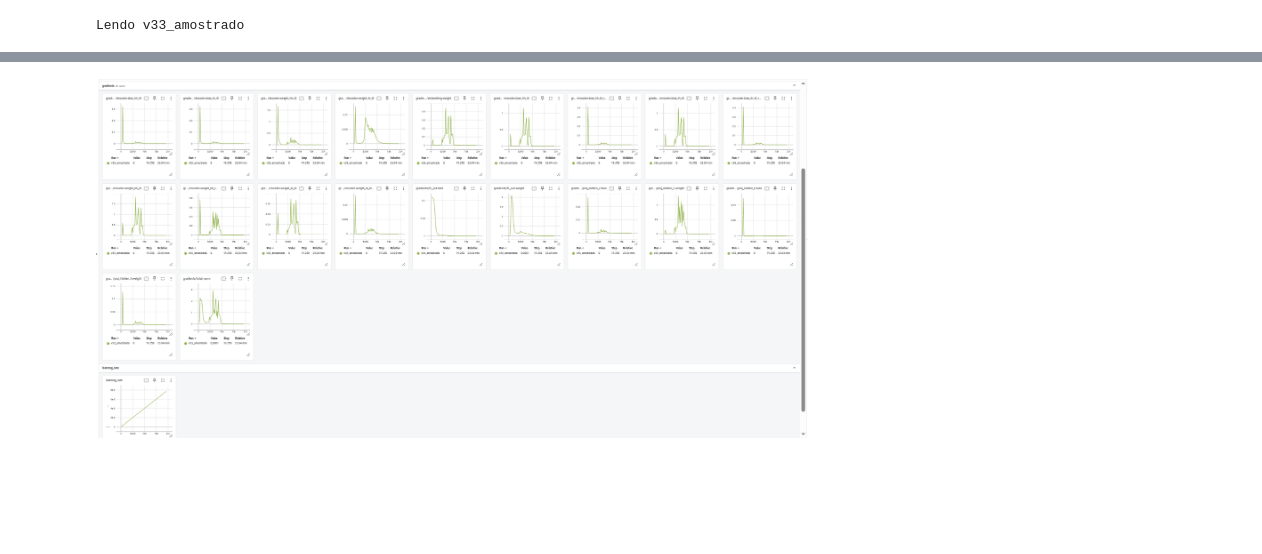
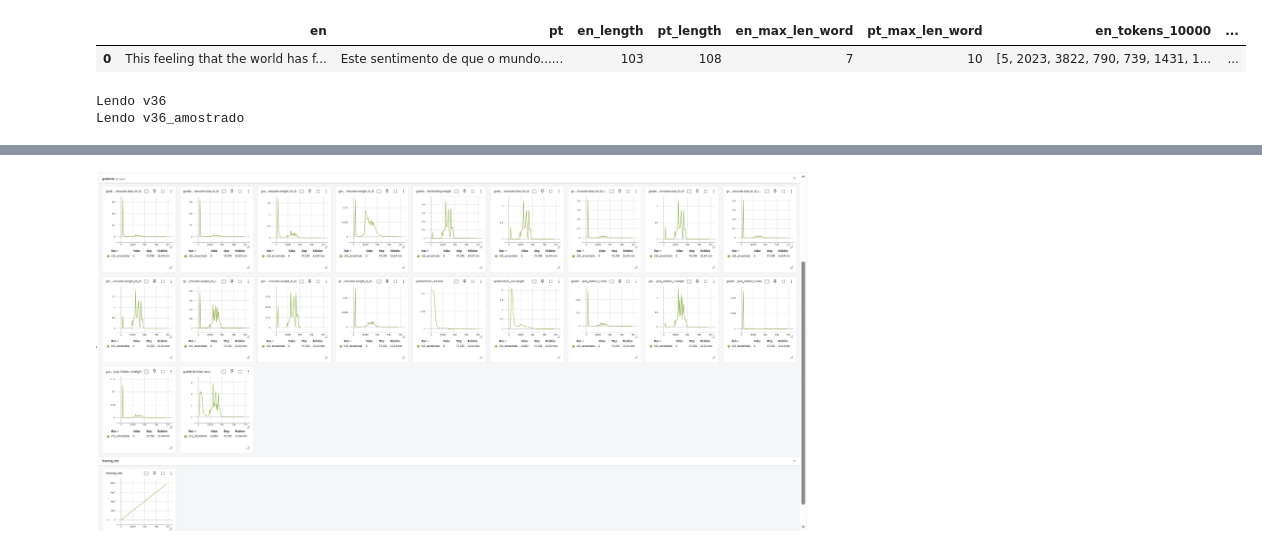
Before and after one commit to vicent-h/traducao-rede-neural, a Jupyter notebook: translating_teste.ipynb, the cells around one changed output, grey strips where cells are left out. Cells and saved outputs as stored; diff of their text form; code cells hidden in the pictures; blank space fills up the shorter version.

Commit message:
Finalmente um modelo digno

```diff
--- a/translating_teste.ipynb
+++ b/translating_teste.ipynb
@@ -14,3 +14,9 @@ from tqdm import tqdm
 # %%
 df_eval = pd.read_parquet("data/tokenized_eval.parquet")
 df_train = pd.read_parquet("data/tokenized_train_amostrado.parquet")
+# %%
+df_train = df_train.loc[1].to_frame().T.reset_index(drop=True)  # Keep only the second row and reset index
+df_train
+# %% [output]
+|  | en | pt | en_length | pt_length | en_max_len_word | pt_max_len_word | en_tokens_10000 | ... |
+| 0 | This feeling that the world has f... | Este sentimento de que o mundo...... | 103 | 108 | 7 | 10 | [5, 2023, 3822, 790, 739, 1431, 1... | ... |
@@ -35,7 +44,7 @@ models = {}
 for file in os.listdir(PATH_MODELS):
     if file.endswith(".pt"):
         model_name = file.split(".")[0].replace('model_', '')
-        if('v33' not in model_name):
+        if('v36' not in model_name):
            continue
         print(f'Lendo {model_name}')
         model_path = os.path.join(PATH_MODELS, file)
@@ -65,7 +74,8 @@ for file in os.listdir(PATH_MODELS):
                 print(str(e))
                 continue
 # %% [output]
-Lendo v33_amostrado
+Lendo v36
+Lendo v36_amostrado
 # %%
 print(models.keys())
 # %% [output]
```
Also changed, not shown: parts of 8 cells of this notebook, 7 other files.
